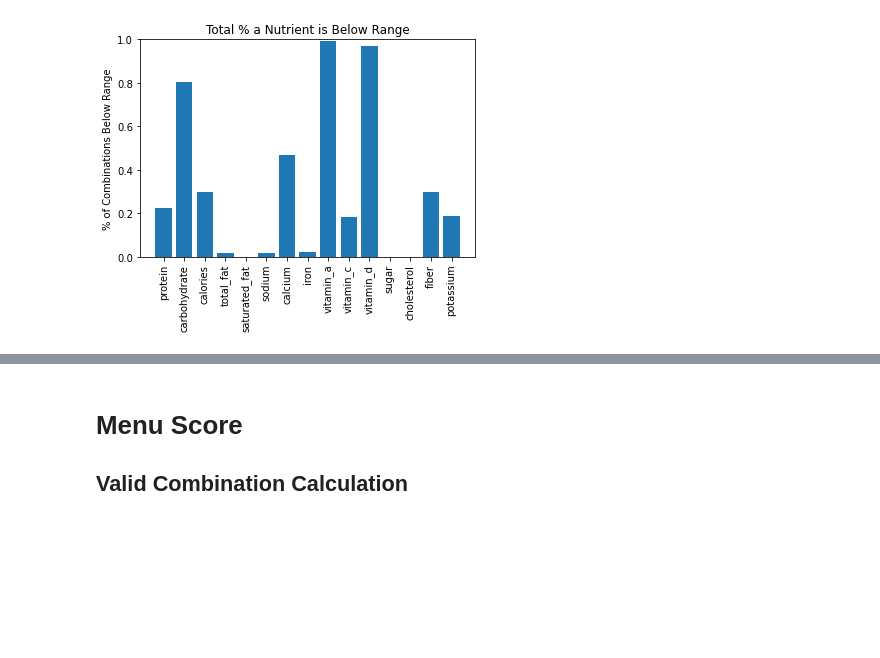
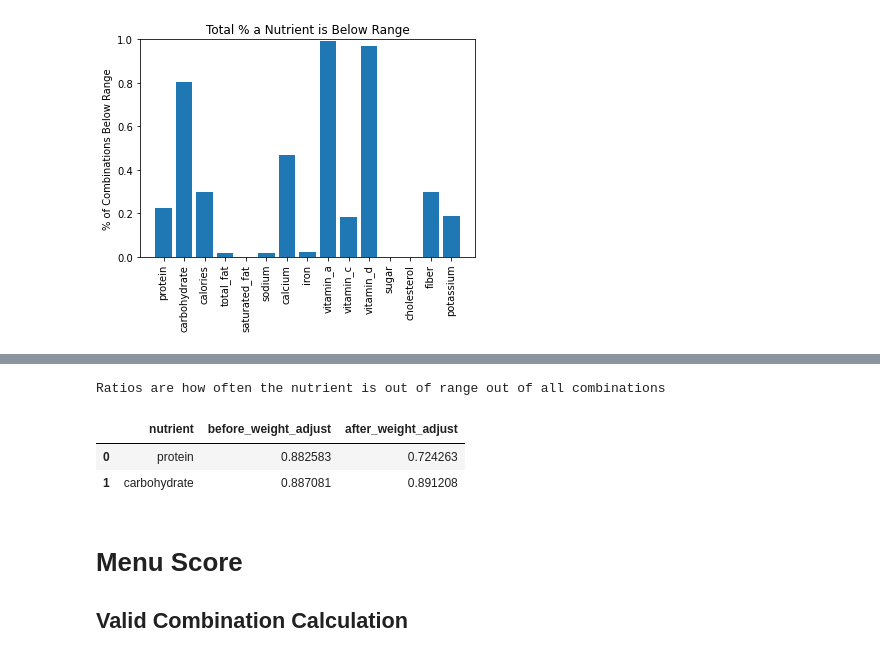
Before and after one commit to weplate/may02-trim-analysis, a Jupyter notebook: Analysis.ipynb, the cells around one changed output, grey strips where cells are left out. Drawn from its saved outputs; the diff is of its cells as text; code cells hidden in the pictures; blank space fills up the shorter version.

Commit message:
weight experiment

```diff
--- a/Analysis.ipynb
+++ b/Analysis.ipynb
@@ -138,3 +180,37 @@ Total # of Combinations: 186966
+# %%
+w_nutrients = ['protein', 'carbohydrate']
+
+def in_range(lim_obj, value):
+    l, r = eval(str(lim_obj))
+    return l <= value <= r
+
+df_weighted_ratios = df_count_by_n[df_count_by_n[0].isin(w_nutrients)]
+
+bad_ratios = []
+for nutrient in w_nutrients:
+    df_male = pd.read_csv(f'weight_experiment/test_may_{nutrient}_male.csv')
+    df_female = pd.read_csv(f'weight_experiment/test_may_{nutrient}_female.csv')
+    df_both_sex = pd.concat((df_male, df_female))
+
+    count_ok = df_both_sex.apply(lambda row: in_range(row[f'{nutrient}_lim'], row[nutrient]), axis=1).sum()
+    count_all = len(df_both_sex)
+    bad_ratios.append(1 - count_ok / count_all)
+
+df_weighted_ratios = df_weighted_ratios.rename(
+    columns={
+        0: 'nutrient',
+        1: 'before_weight_adjust'
+    }
+)
+df_weighted_ratios['after_weight_adjust'] = bad_ratios
+
+print('Ratios are how often the nutrient is out of range out of all combinations')
+df_weighted_ratios
+# %% [output]
+Ratios are how often the nutrient is out of range out of all combinations
+|  | nutrient | before_weight_adjust | after_weight_adjust |
+| 0 | protein | 0.882583 | 0.724263 |
+| 1 | carbohydrate | 0.887081 | 0.891208 |
 # %% [markdown]
 # Menu Score
 
```
Also changed, not shown: parts of 14 cells of this notebook, 13 other files.
